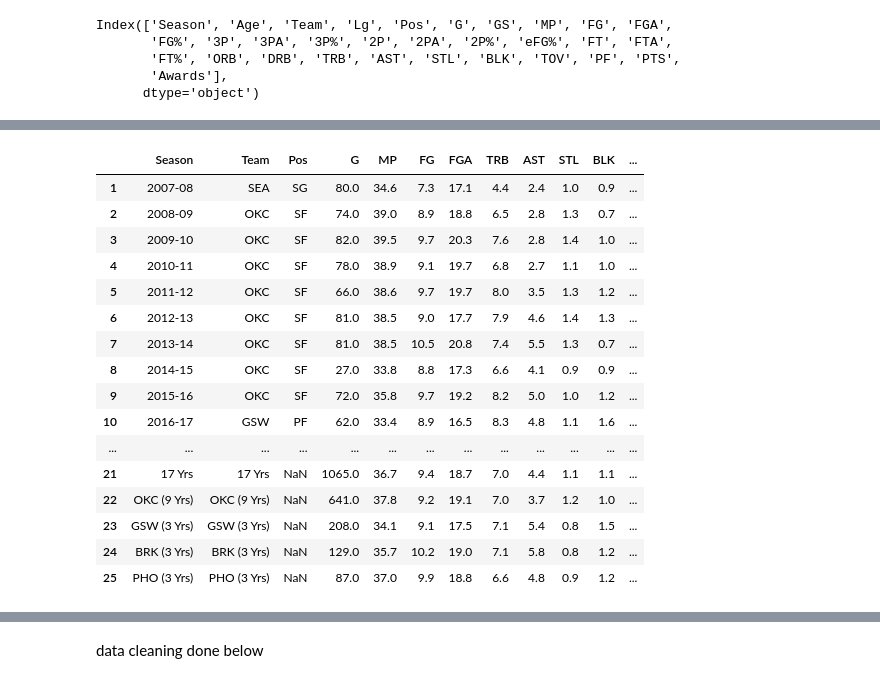
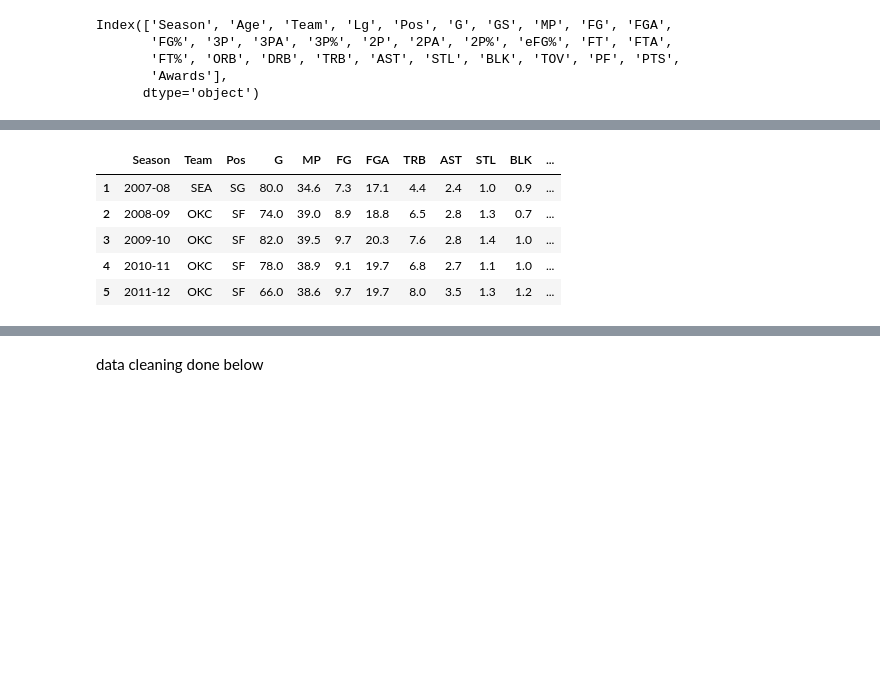
Before and after one commit to jr0ver/Easy-NBA, a Jupyter notebook: jupyter/Basketball Reference Tables.ipynb, the cells around one changed output, grey strips where cells are left out. Cells and saved outputs as stored; diff of their text form; code cells hidden in the pictures; blank space fills up the shorter version.

```diff
--- a/jupyter/Basketball Reference Tables.ipynb
+++ b/jupyter/Basketball Reference Tables.ipynb
@@ -170,24 +137,13 @@ def clean_table(df: pd.DataFrame) -> pd.DataFrame:
     return df
 # %%
 newdf = clean_table(newdf)
-newdf
+newdf.head()
 # %% [output]
 |  | Season | Team | Pos | G | MP | FG | FGA | TRB | AST | STL | BLK | ... |
 | 1 | 2007-08 | SEA | SG | 80.0 | 34.6 | 7.3 | 17.1 | 4.4 | 2.4 | 1.0 | 0.9 | ... |
 | 2 | 2008-09 | OKC | SF | 74.0 | 39.0 | 8.9 | 18.8 | 6.5 | 2.8 | 1.3 | 0.7 | ... |
 | 3 | 2009-10 | OKC | SF | 82.0 | 39.5 | 9.7 | 20.3 | 7.6 | 2.8 | 1.4 | 1.0 | ... |
 | 4 | 2010-11 | OKC | SF | 78.0 | 38.9 | 9.1 | 19.7 | 6.8 | 2.7 | 1.1 | 1.0 | ... |
 | 5 | 2011-12 | OKC | SF | 66.0 | 38.6 | 9.7 | 19.7 | 8.0 | 3.5 | 1.3 | 1.2 | ... |
-| 6 | 2012-13 | OKC | SF | 81.0 | 38.5 | 9.0 | 17.7 | 7.9 | 4.6 | 1.4 | 1.3 | ... |
-| 7 | 2013-14 | OKC | SF | 81.0 | 38.5 | 10.5 | 20.8 | 7.4 | 5.5 | 1.3 | 0.7 | ... |
-| 8 | 2014-15 | OKC | SF | 27.0 | 33.8 | 8.8 | 17.3 | 6.6 | 4.1 | 0.9 | 0.9 | ... |
-| 9 | 2015-16 | OKC | SF | 72.0 | 35.8 | 9.7 | 19.2 | 8.2 | 5.0 | 1.0 | 1.2 | ... |
-| 10 | 2016-17 | GSW | PF | 62.0 | 33.4 | 8.9 | 16.5 | 8.3 | 4.8 | 1.1 | 1.6 | ... |
-| ... | ... | ... | ... | ... | ... | ... | ... | ... | ... | ... | ... | ... |
-| 21 | 17 Yrs | 17 Yrs | NaN | 1065.0 | 36.7 | 9.4 | 18.7 | 7.0 | 4.4 | 1.1 | 1.1 | ... |
-| 22 | OKC (9 Yrs) | OKC (9 Yrs) | NaN | 641.0 | 37.8 | 9.2 | 19.1 | 7.0 | 3.7 | 1.2 | 1.0 | ... |
-| 23 | GSW (3 Yrs) | GSW (3 Yrs) | NaN | 208.0 | 34.1 | 9.1 | 17.5 | 7.1 | 5.4 | 0.8 | 1.5 | ... |
-| 24 | BRK (3 Yrs) | BRK (3 Yrs) | NaN | 129.0 | 35.7 | 10.2 | 19.0 | 7.1 | 5.8 | 0.8 | 1.2 | ... |
-| 25 | PHO (3 Yrs) | PHO (3 Yrs) | NaN | 87.0 | 37.0 | 9.9 | 18.8 | 6.6 | 4.8 | 0.9 | 1.2 | ... |
 # %%
 has_yrs = newdf['Season'].str.contains('Yrs', case=False)
```
Also changed, not shown: parts of 9 cells of this notebook, 1 other file.
